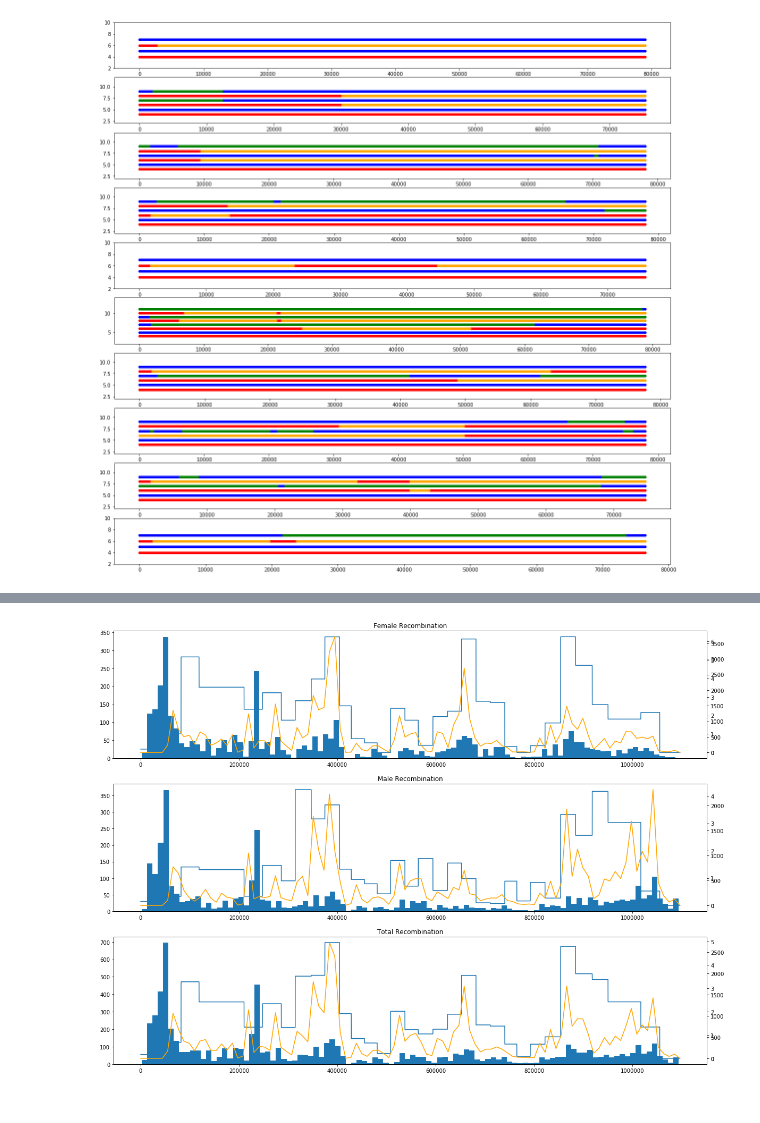
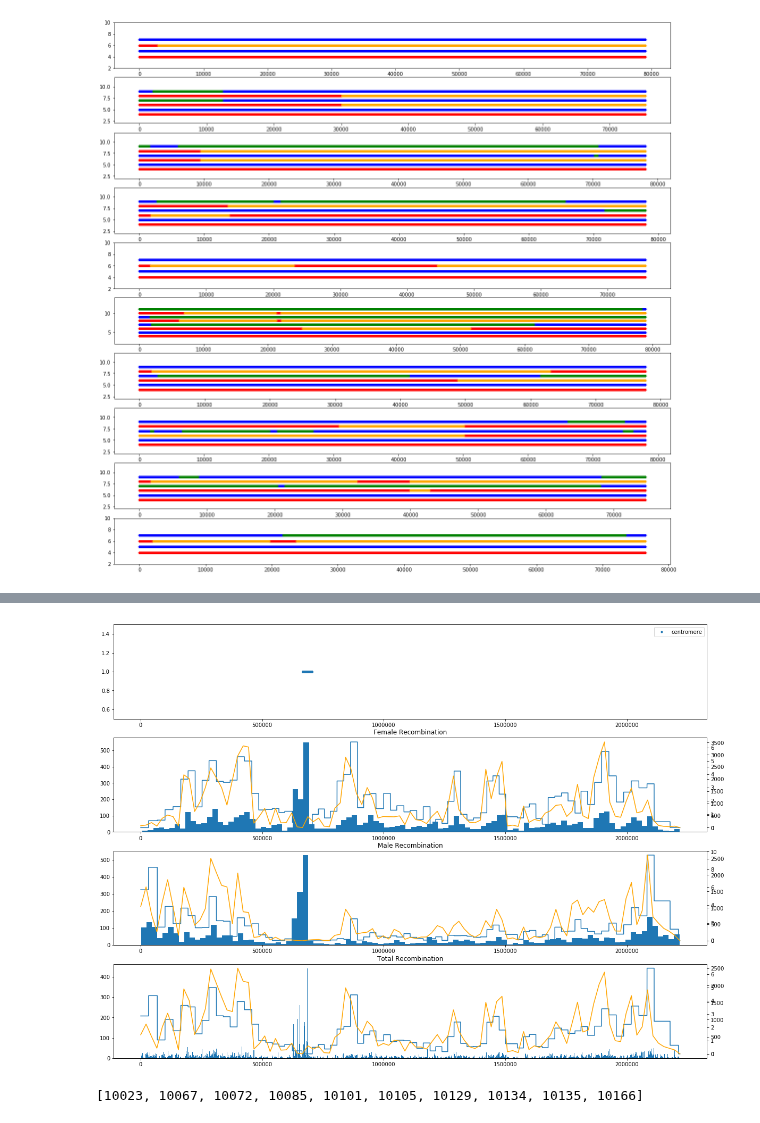
Before and after one commit to kpaskov/PhasingFamilies, a Jupyter notebook: Noncoding-Feature-Representation.ipynb, the cells around one changed output, grey strips where cells are left out. Drawn from its saved outputs; the diff is of its cells as text; code cells hidden in the pictures.

```diff
--- a/Noncoding-Feature-Representation.ipynb
+++ b/Noncoding-Feature-Representation.ipynb
@@ -45,6 +36,7 @@ plt.show()
 # %% [output]
 [figure]
 # %%
+chromosome = '9'
 maternal_recombinations = []
 paternal_recombinations = []
 with open('data/recomb%s.txt' % chromosome, 'r') as f:
@@ -124,3 +123,19 @@ with open('data/Refined_genetic_map_b37/male_chr%s.txt' % chromosome, 'r') as f:
             current_bin += 1
 
         new_rec_male[current_bin] += rr
+# %%
+markers = []
+with open('data/b37.gaps') as f:
+    for line in f:
+        ch, start, end, marker_type = line.strip().split('\t')
+        if ch == chromosome:
+            markers.append((int(start), int(end), marker_type))
+
+marker_types = list(set([m[2] for m in markers]))
+marker_type_to_index = dict([(v, k) for k, v in enumerate(marker_types)])
+mm = np.zeros((len(marker_types), len(variants)))
+
+for j, pos in enumerate(variants):
+    for start, end, marker_type in markers:
+        if pos >= start-100000 and pos <= end+100000:
+            mm[marker_type_to_index[marker_type], j] = 1
@@ -127,38 +161,49 @@ with open('data/Refined_genetic_map_b37/male_chr%s.txt' % chromosome, 'r') as f:
 # %%
 plt.figure(figsize=(20,15))
-ax1 = plt.subplot(3, 1, 1)
+
+ax1 = plt.subplot(4, 1, 1)
+for i, mt in enumerate(marker_types):
+    plt.plot((i+1)*mm[i, :], linestyle='None', marker='.', label=mt)
+ax1.set_ylim([0.5, len(marker_types)+0.5])
+plt.legend()
+
+ax1 = plt.subplot(4, 1, 2)
 ax1.hist(maternal_recombinations, bins=100)
 #ax1.set_ylim([0, 100])
 ax2 = ax1.twinx()
 ax2.plot(rec_female, label='Kong')
 ax3 = ax1.twinx()
 ax3.plot(bins, new_rec_female, label='Bherer', c='orange')
 #ax2.set_ylim([0, 10])
 plt.title('Female Recombination')
 
-ax1 = plt.subplot(3, 1, 2)
+ax1 = plt.subplot(4, 1, 3)
 ax1.hist(paternal_recombinations, bins=100)
 #ax1.set_ylim([0, 100])
 ax2 = ax1.twinx()
 ax2.plot(rec_male, label='Kong')
 ax3 = ax1.twinx()
 ax3.plot(bins, new_rec_male, label='Bherer', c='orange')
 #ax2.set_ylim([0, 10])
 plt.title('Male Recombination')
 
 both_recombinations = maternal_recombinations + paternal_recombinations
 both_recombinations.sort()
-ax1 = plt.subplot(3, 1, 3)
-ax1.hist(both_recombinations, bins=100)
+ax1 = plt.subplot(4, 1, 4)
+ax1.hist(both_recombinations, bins=1000)
 #ax1.set_ylim([0, 350])
 ax2 = ax1.twinx()
 ax2.plot(rec, label='Kong')
 ax3 = ax1.twinx()
 ax3.plot(bins, new_rec, label='Bherer', c='orange')
 #ax2.set_ylim([0, 10])
 plt.title('Total Recombination')
 
 plt.show()
 # %% [output]
-[figure, old version]
+[figure, new version]
+# %%
+print(variants[:10])
+# %% [output]
+[10023, 10067, 10072, 10085, 10101, 10105, 10129, 10134, 10135, 10166]
 # %%
```
Also changed, not shown: parts of 5 cells of this notebook, 1 other file.
